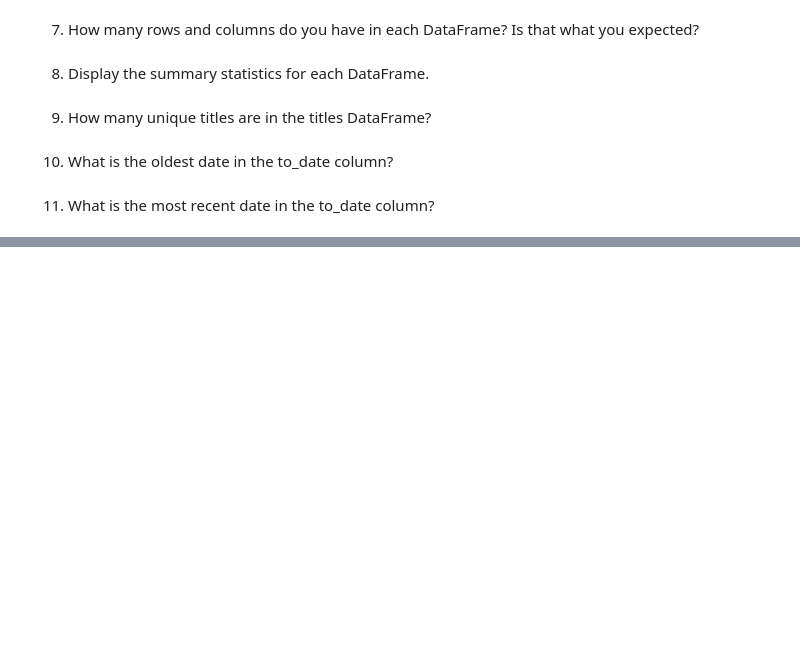
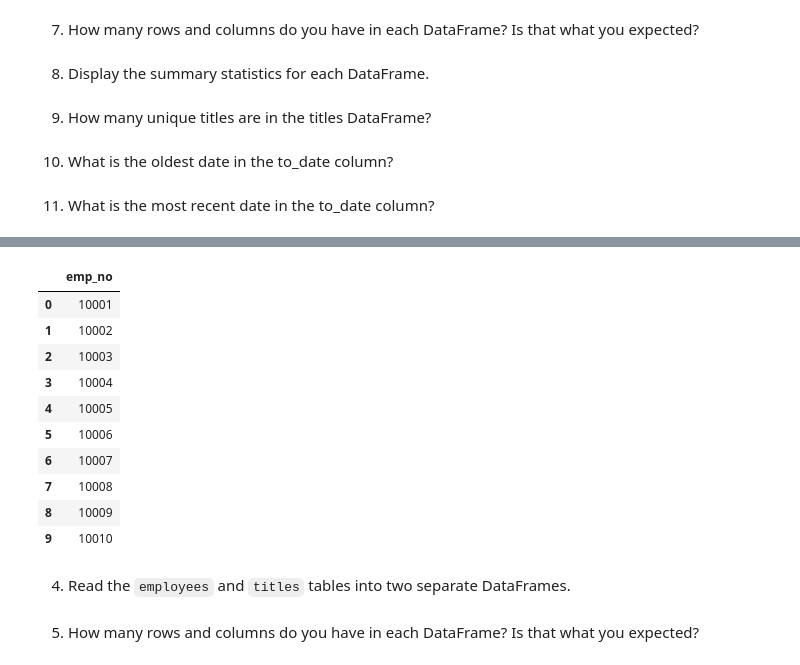
Before and after one commit to David-Howell/numpy-pandas-visualization-exercises, a Jupyter notebook: advanced_dataframes_exercises_1.ipynb, the cells around one changed output, grey strips where cells are left out. Drawn from its saved outputs; the diff is of its cells as text; code cells hidden in the pictures; blank space fills up the shorter version.

```diff
--- a/advanced_dataframes_exercises_1.ipynb
+++ b/advanced_dataframes_exercises_1.ipynb
@@ -31,0 +111,18 @@
+# %%
+ten_emp_no = pd.read_sql('SELECT emp_no FROM employees LIMIT 10', get_db_url('employees') )
+# %%
+ten_emp_no
+# %% [output]
+|  | emp_no |
+| 0 | 10001 |
+| 1 | 10002 |
+| 2 | 10003 |
+| 3 | 10004 |
+| 4 | 10005 |
+| 5 | 10006 |
+| 6 | 10007 |
+| 7 | 10008 |
+| 8 | 10009 |
+| 9 | 10010 |
+# %% [markdown]
+4. Read the `employees` and `titles` tables into two separate DataFrames.
@@ -31,0 +133,2 @@
+# %% [markdown]
+5. How many rows and columns do you have in each DataFrame? Is that what you expected?
```
Also changed, not shown: parts of 35 cells of this notebook.
